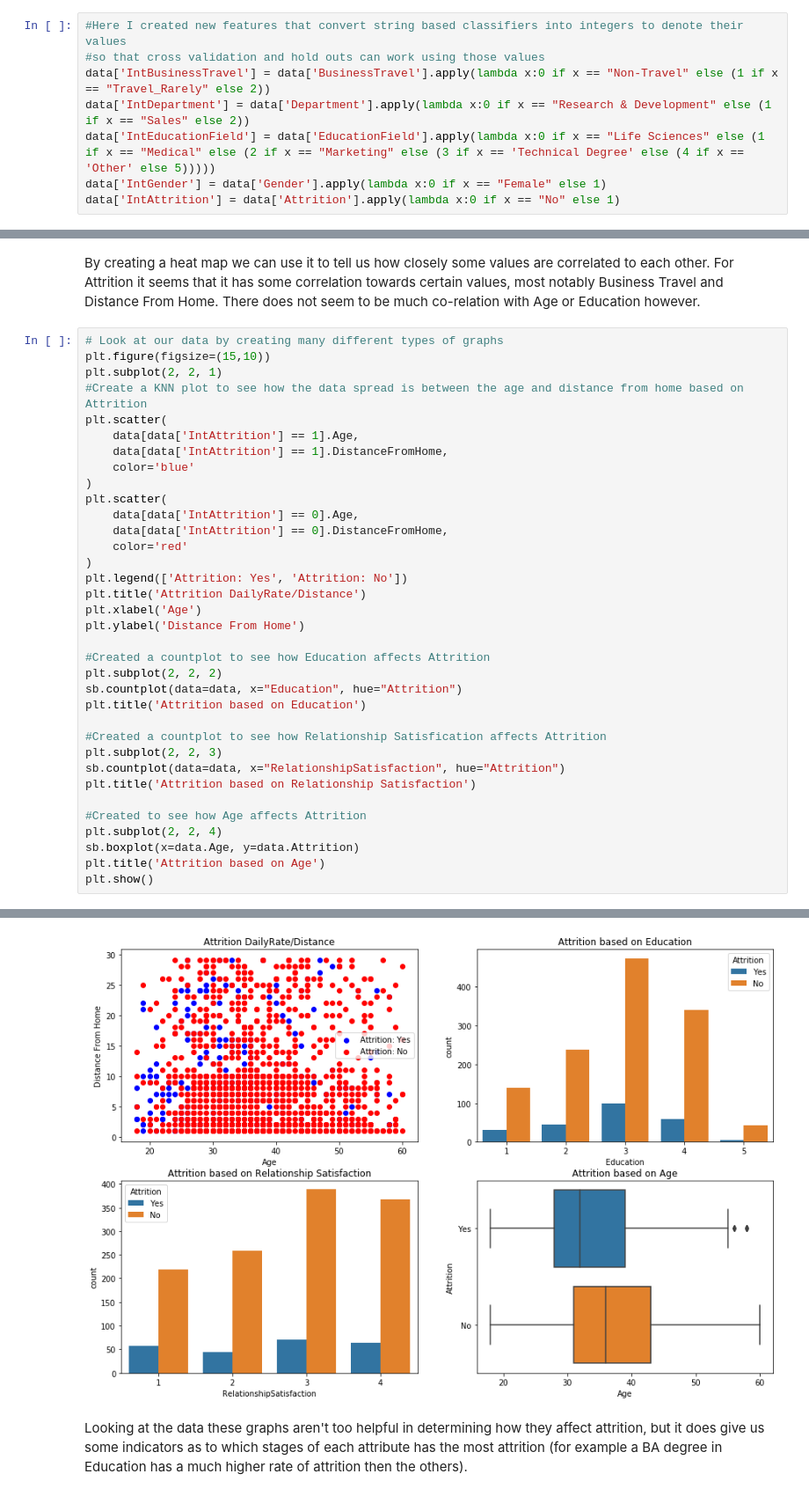
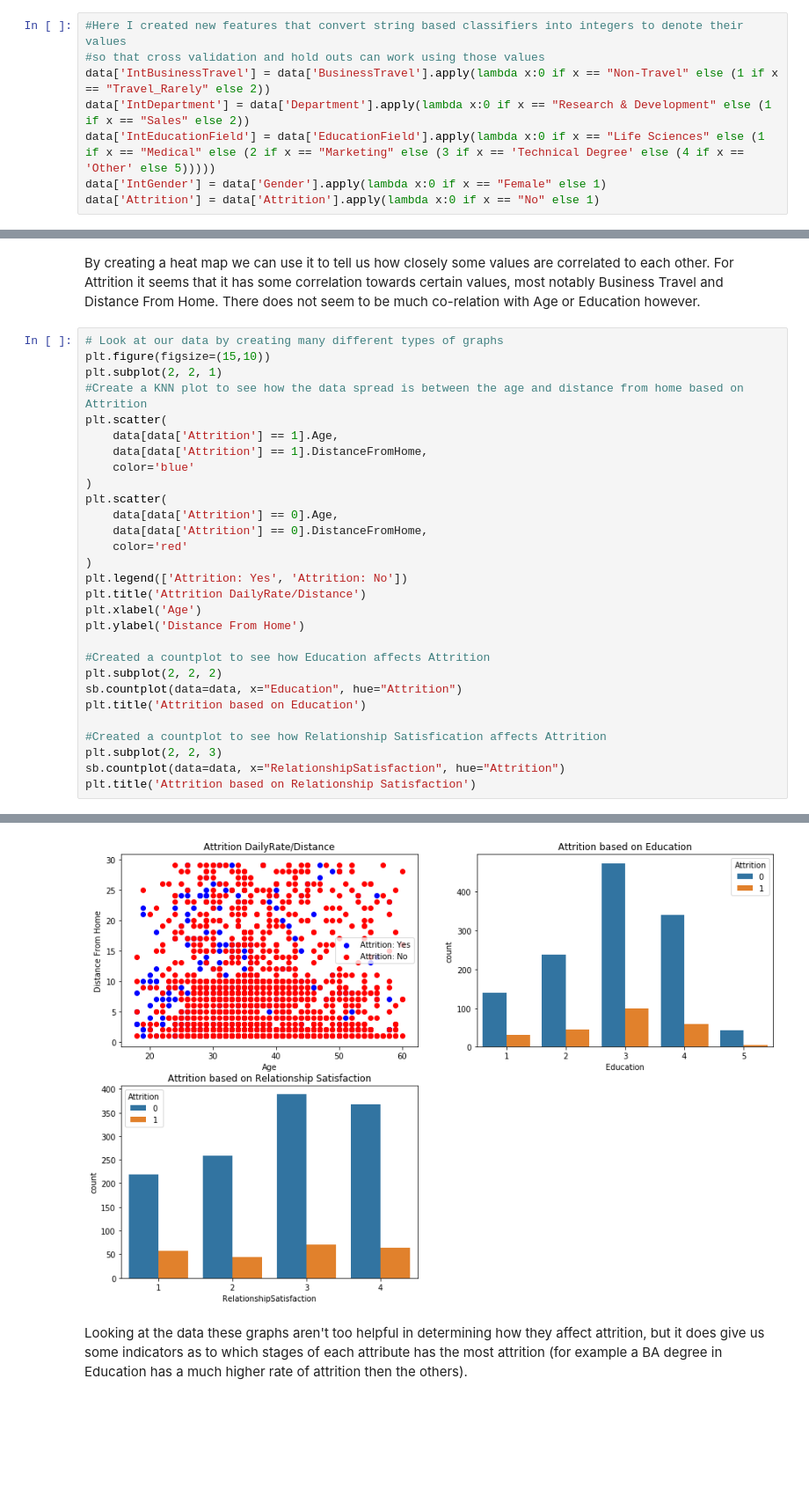
Before and after one commit to firfe/DataScience, a Jupyter notebook: Unit 3 Deeper Supervised Learning/Decision Tree vs Random Tree.ipynb, the cells around one changed output, grey strips where cells are left out. Shown: that part at 88% size. Saved outputs shown, nothing was run; the diff lists cells and outputs as text; blank space fills up the shorter version.

```diff
--- a/Unit 3 Deeper Supervised Learning/Decision Tree vs Random Tree.ipynb
+++ b/Unit 3 Deeper Supervised Learning/Decision Tree vs Random Tree.ipynb
@@ -42,4 +42,4 @@ data['IntBusinessTravel'] = data['BusinessTravel'].apply(lambda x:0 if x == "Non
 data['IntDepartment'] = data['Department'].apply(lambda x:0 if x == "Research & Development" else (1 if x == "Sales" else 2))
 data['IntEducationField'] = data['EducationField'].apply(lambda x:0 if x == "Life Sciences" else (1 if x == "Medical" else (2 if x == "Marketing" else (3 if x == 'Technical Degree' else (4 if x == 'Other' else 5)))))
 data['IntGender'] = data['Gender'].apply(lambda x:0 if x == "Female" else 1)
-data['IntAttrition'] = data['Attrition'].apply(lambda x:0 if x == "No" else 1)
+data['Attrition'] = data['Attrition'].apply(lambda x:0 if x == "No" else 1)
@@ -70,13 +62,13 @@ plt.figure(figsize=(15,10))
 plt.subplot(2, 2, 1)
 #Create a KNN plot to see how the data spread is between the age and distance from home based on Attrition
 plt.scatter(
-    data[data['IntAttrition'] == 1].Age,
-    data[data['IntAttrition'] == 1].DistanceFromHome,
+    data[data['Attrition'] == 1].Age,
+    data[data['Attrition'] == 1].DistanceFromHome,
     color='blue'
 )
 plt.scatter(
-    data[data['IntAttrition'] == 0].Age,
-    data[data['IntAttrition'] == 0].DistanceFromHome,
+    data[data['Attrition'] == 0].Age,
+    data[data['Attrition'] == 0].DistanceFromHome,
     color='red'
 )
 plt.legend(['Attrition: Yes', 'Attrition: No'])
@@ -93,10 +85,4 @@ plt.title('Attrition based on Education')
 plt.subplot(2, 2, 3)
 sb.countplot(data=data, x="RelationshipSatisfaction", hue="Attrition")
 plt.title('Attrition based on Relationship Satisfaction')
-
-#Created to see how Age affects Attrition
-plt.subplot(2, 2, 4)
-sb.boxplot(x=data.Age, y=data.Attrition)
-plt.title('Attrition based on Age')
-plt.show()
 # %% [output]
@@ -103,3 +90,3 @@ plt.show()
-[figure, old version]
+[figure, new version]
 # %% [markdown]
 Looking at the data these graphs aren't too helpful in determining how they affect attrition, but it does give us some indicators as to which stages of each attribute has the most attrition (for example a BA degree in Education has a much higher rate of attrition then the others).
```
Also changed, not shown: parts of 49 cells of this notebook, 1 other file.
